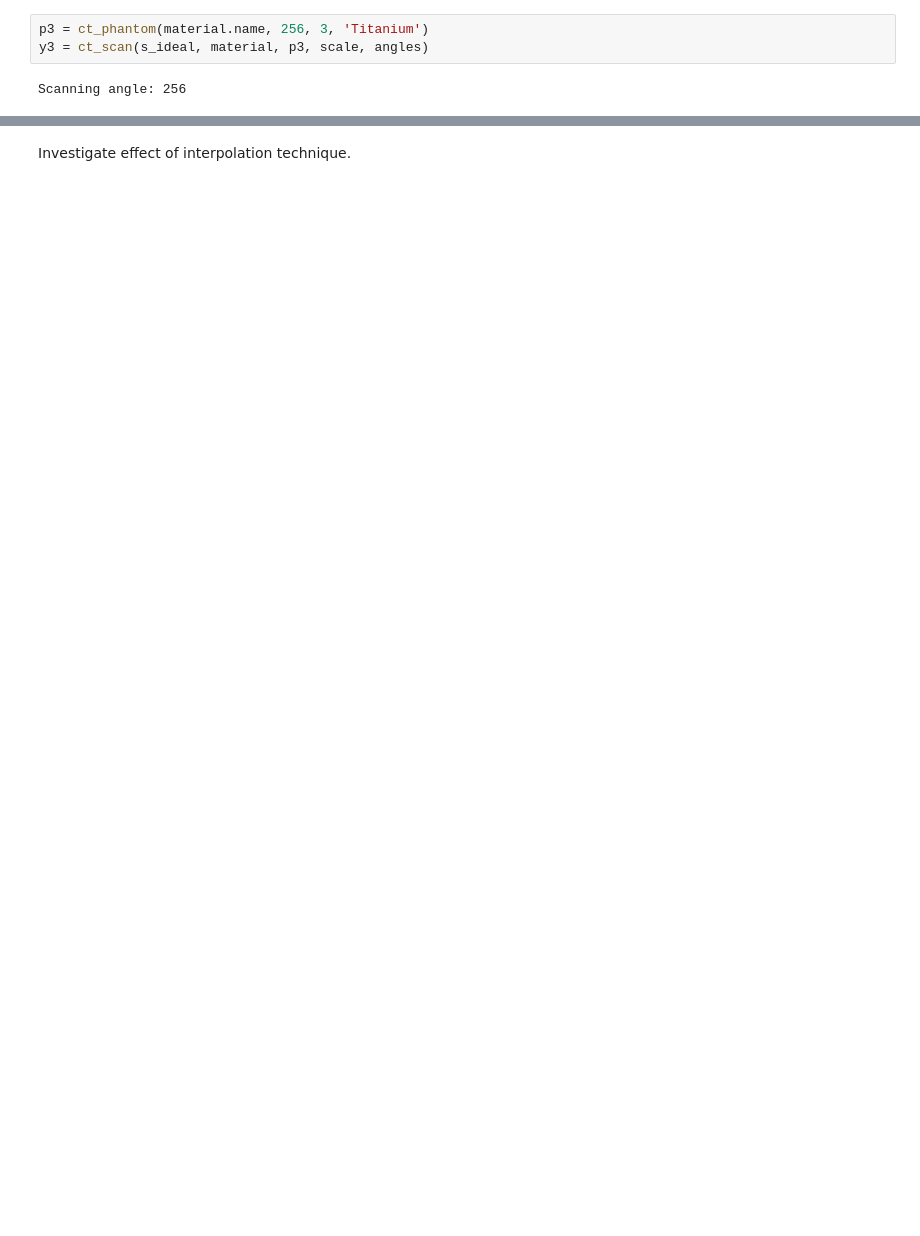
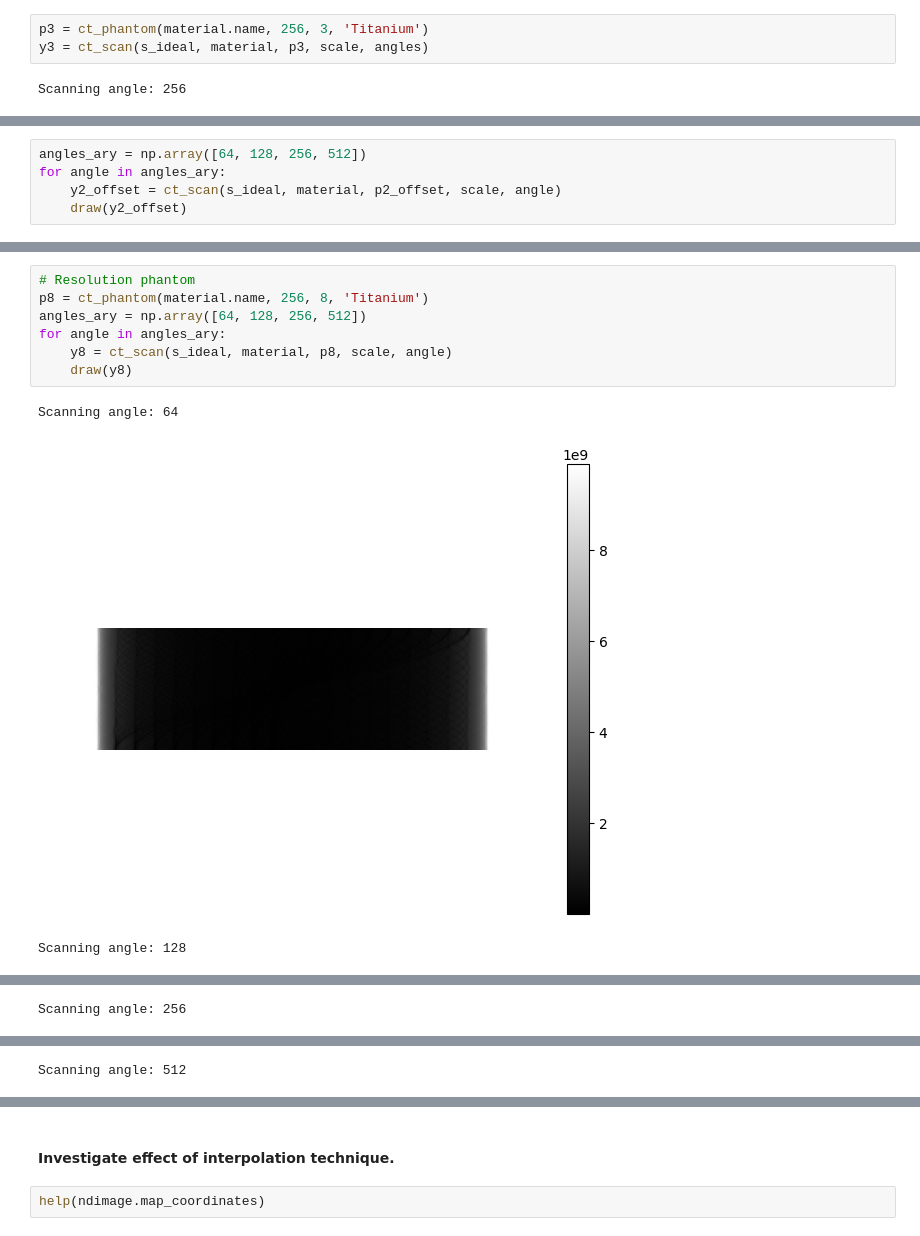
Before and after one commit to SunnyRT/GG2_CT_reconstruction, a Jupyter notebook: exp_rt.ipynb, the cells around one changed output, grey strips where cells are left out. Drawn from its saved outputs; the diff is of its cells as text; blank space fills up the shorter version.

```diff
--- a/exp_rt.ipynb
+++ b/exp_rt.ipynb
@@ -199,0 +201,5 @@ Investigate effect of number of angles.
+# %%
+angles_ary = np.array([64, 128, 256, 512])
+for angle in angles_ary:
+    y2_offset = ct_scan(s_ideal, material, p2_offset, scale, angle)
+    draw(y2_offset)
@@ -199,0 +215,11 @@ Investigate effect of number of angles.
+# %%
+# Resolution phantom
+p8 = ct_phantom(material.name, 256, 8, 'Titanium')
+angles_ary = np.array([64, 128, 256, 512])
+for angle in angles_ary:
+    y8 = ct_scan(s_ideal, material, p8, scale, angle)
+    draw(y8)
+# %% [output]
+Scanning angle: 64
+[figure, added]
+Scanning angle: 128
@@ -199,0 +227 @@ Investigate effect of number of angles.
+Scanning angle: 256
@@ -199,0 +229 @@ Investigate effect of number of angles.
+Scanning angle: 512
@@ -200,2 +231,4 @@ Investigate effect of number of angles.
 # %% [markdown]
-Investigate effect of interpolation technique.
+#### Investigate effect of interpolation technique.
+# %%
+help(ndimage.map_coordinates)
```
Also changed, not shown: parts of 14 cells of this notebook.
